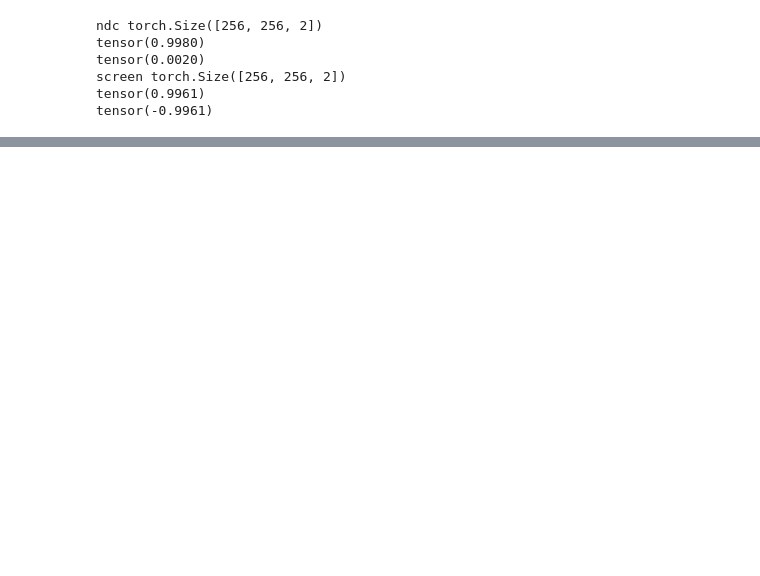
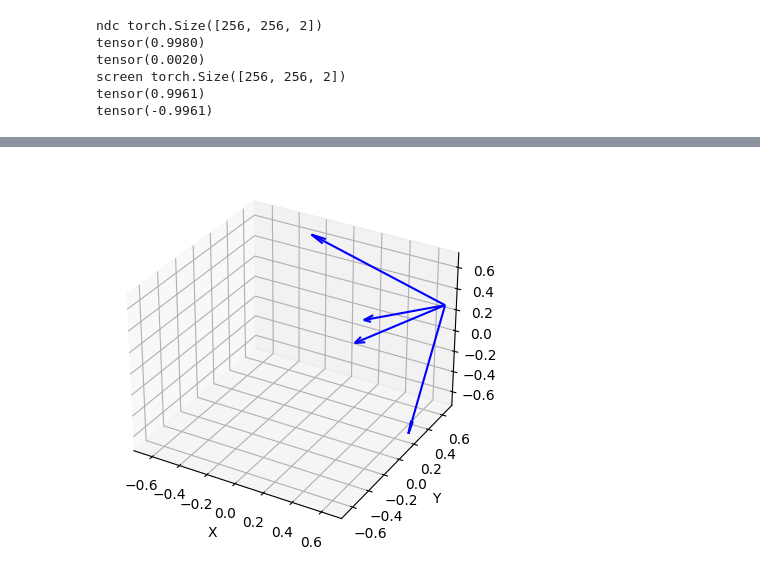
Before and after one commit to JTStephens18/MVDream_NeRF, a Jupyter notebook: MVDream.ipynb, the cells around one changed output, grey strips where cells are left out. Drawn from its saved outputs; the diff is of its cells as text; code cells hidden in the pictures; blank space fills up the shorter version.

Commit message:
Helper functions & calculated direction vectors

```diff
--- a/MVDream.ipynb
+++ b/MVDream.ipynb
@@ -348,7 +392,7 @@ def pixel_to_ndc_and_screen(tensor):
 
   return ndc_pos, screen_pos
 # %%
-ndc_pos, screen_pos = pixel_to_ndc_and_screen(imgArr)
+ndc_pos, screen_pos = pixel_to_ndc_and_screen(imageTensor)
 print("ndc", ndc_pos.shape)
 print(torch.max(ndc_pos))
 print(torch.min(ndc_pos))
@@ -378,2 +410,6 @@ def normalize_vector(vector):
+# %%
+def normalize_vector(vector):
+  magnitude = torch.linalg.norm(vector, axis=-1, keepdim=True)
+  return vector / magnitude
 # %%
 def apply_camera_to_world_matrix(matrix, camera_origin, points):
@@ -398,13 +444,13 @@ def apply_camera_to_world_matrix(matrix, camera_origin, points):
 # Update screen pos to have -1 in last dimension (z)
 negative_z = torch.ones(screen_pos.shape[0], screen_pos.shape[1],1) * -1
 new_screen_pos = torch.cat((screen_pos, negative_z), dim=2)
+rayDirection = torch.zeros(8, 256, 256, 3)
 
-
-# Camera's point. It is at 0,0,0 until camera matrix is applied
+# Camera's original point. It is at 0,0,0 until camera matrix is applied
 rayOrigin = torch.tensor([0,0,0])
-rayOriginWorld, rayPointWorld = apply_camera_to_world_matrix(matrix, rayOrigin, new_screen_pos)
-rayDirection = rayPointWorld - rayOriginWorld
-
+rayOriginWorld, rayPointWorld = apply_camera_to_world_matrix(camera, rayOrigin, new_screen_pos)
+for b in range(camera.shape[0]):
+  rayDirection[b] = rayPointWorld[b] - rayOriginWorld[b]
 
 # Noramlized to have a length of 1. Keeps the direction, but not the magnitude
 rayDirection = normalize_vector(rayDirection)
@@ -412,0 +457,24 @@ tensor([-0.9961,  0.9961, -1.0000])
+# %%
+def plot_vector_direction(origin, *vectors):
+    fig = plt.figure()
+    ax = fig.add_subplot(111, projection='3d')
+
+    for vector in vectors:
+      # Extract components of the vector
+      x, y, z = vector
+
+      # Plot the vector
+      ax.quiver(origin[0], origin[1], origin[2], x, y, z, color='b', arrow_length_ratio=0.1)
+
+    # Set limits
+    max_val = max(max(abs(x), abs(y)), abs(z))
+    ax.set_xlim([-max_val, max_val])
+    ax.set_ylim([-max_val, max_val])
+    ax.set_zlim([-max_val, max_val])
+
+    # Set labels
+    ax.set_xlabel('X')
+    ax.set_ylabel('Y')
+    ax.set_zlabel('Z')
+
+    plt.show()
@@ -412,0 +566,5 @@ tensor([-0.9961,  0.9961, -1.0000])
+# %%
+batch = 3
+plot_vector_direction(rayOriginWorld[batch], rayDirection[batch,0,0], rayDirection[batch,0,255], rayDirection[batch,255,0], rayDirection[batch,255,255])
+# %% [output]
+[figure, added]
```
Also changed, not shown: parts of 21 cells of this notebook.
